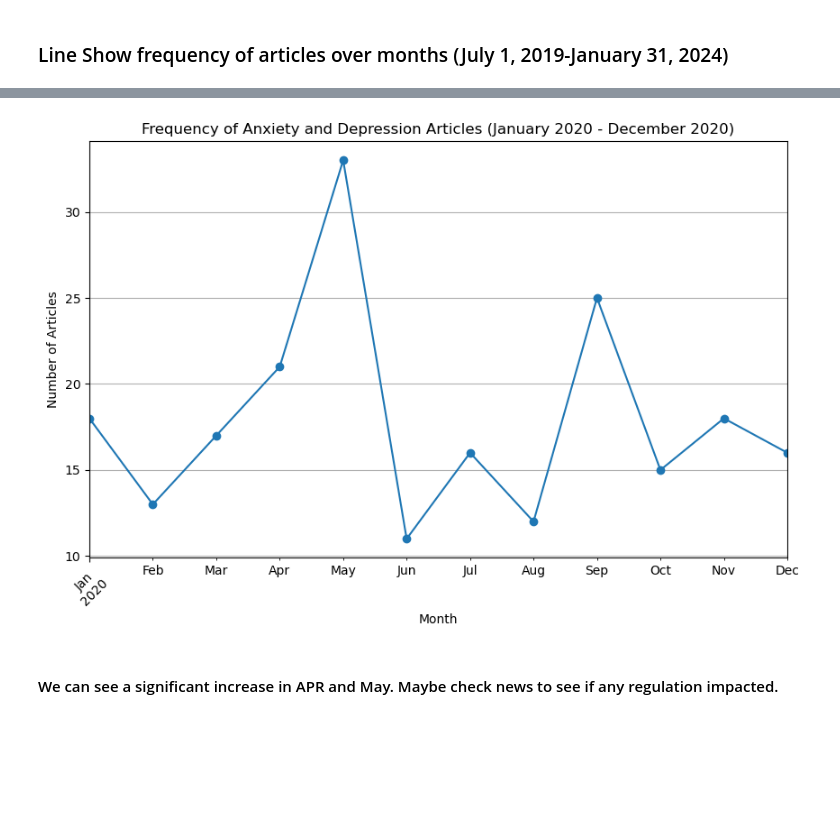
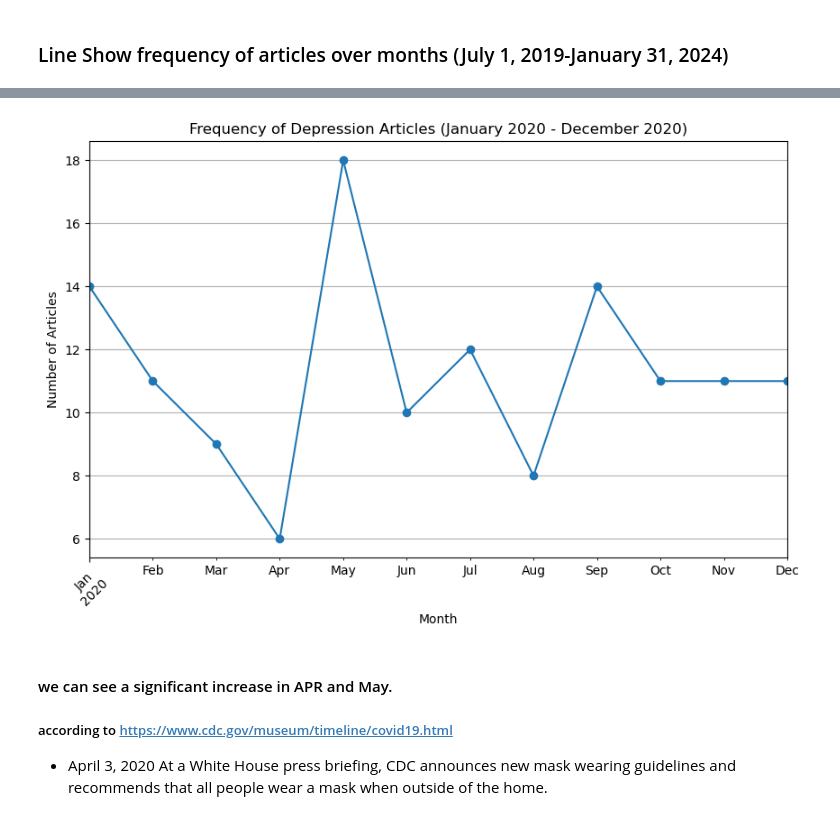
Before and after one commit to kexinz330/mentalhealth-news-kz, a Jupyter notebook: psychkids.ipynb, the cells around one changed output, grey strips where cells are left out. Cells and saved outputs as stored; diff of their text form; code cells hidden in the pictures; blank space fills up the shorter version.

```diff
--- a/psychkids.ipynb
+++ b/psychkids.ipynb
@@ -750,26 +753,22 @@ plt.show()
 # %%
+combined_df = pd.read_csv('combined_articles_guardian.csv')
 
-# Read the combined DataFrame from the CSV file
-combined_df = pd.read_csv('combined_articles.csv')
-
-# Convert 'Year' and 'Month' columns to datetime
 combined_df['Date'] = pd.to_datetime(combined_df['Year'].astype(str) + '-' + combined_df['Month'].astype(str), format='%Y-%m')
-
-# Filter articles within the specified time frame (January 1, 2020 to December 31, 2020)
 filtered_df = combined_df[(combined_df['Date'] >= '2020-01-01') & (combined_df['Date'] <= '2020-12-31')]
 
-# Group by month and count the number of anxiety articles
-monthly_counts = filtered_df[filtered_df['Anxiety or Depression'] == 0].groupby('Date').size()
 
-# Plot the frequency of anxiety articles over months for the year 2020
+monthly_counts = filtered_df[filtered_df['Anxiety or Depression'] == 1].groupby('Date').size()
 monthly_counts.plot(kind='line', marker='o', figsize=(10, 6))
-plt.title('Frequency of Anxiety and Depression Articles (January 2020 - December 2020)')
+plt.title('Frequency of Depression Articles (January 2020 - December 2020)')
 plt.xlabel('Month')
 plt.ylabel('Number of Articles')
 plt.xticks(rotation=45)
 plt.grid(True)
 plt.show()
 # %% [output]
-[figure, old version]
+[figure, new version]
-# %% [markdown]
-#### We can see a significant increase in APR and May. Maybe check news to see if any regulation impacted.
+# %% [markdown]
+#### we can see a significant increase in APR and May.
+##### according to https://www.cdc.gov/museum/timeline/covid19.html
+* April 3, 2020
+At a White House press briefing, CDC announces new mask wearing guidelines and recommends that all people wear a mask when outside of the home.
```
Also changed, not shown: parts of 42 cells of this notebook.
